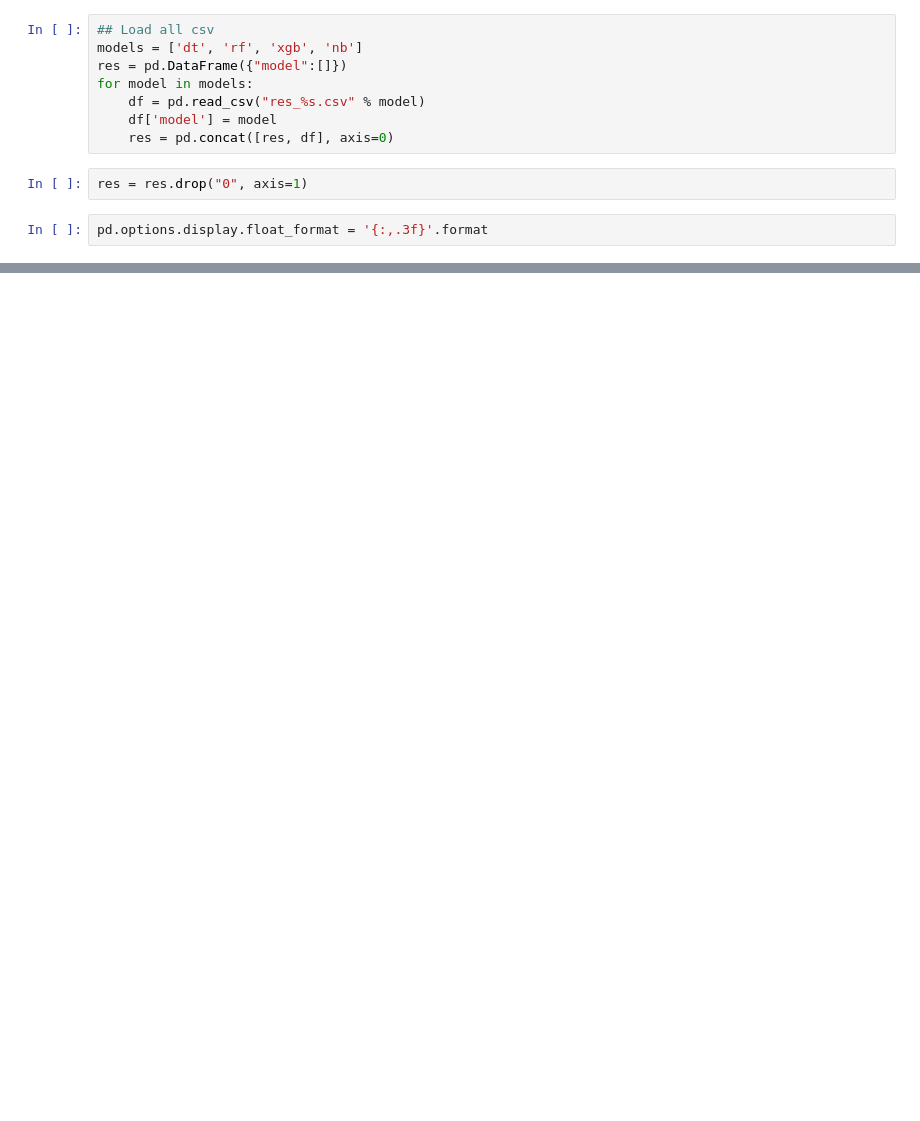
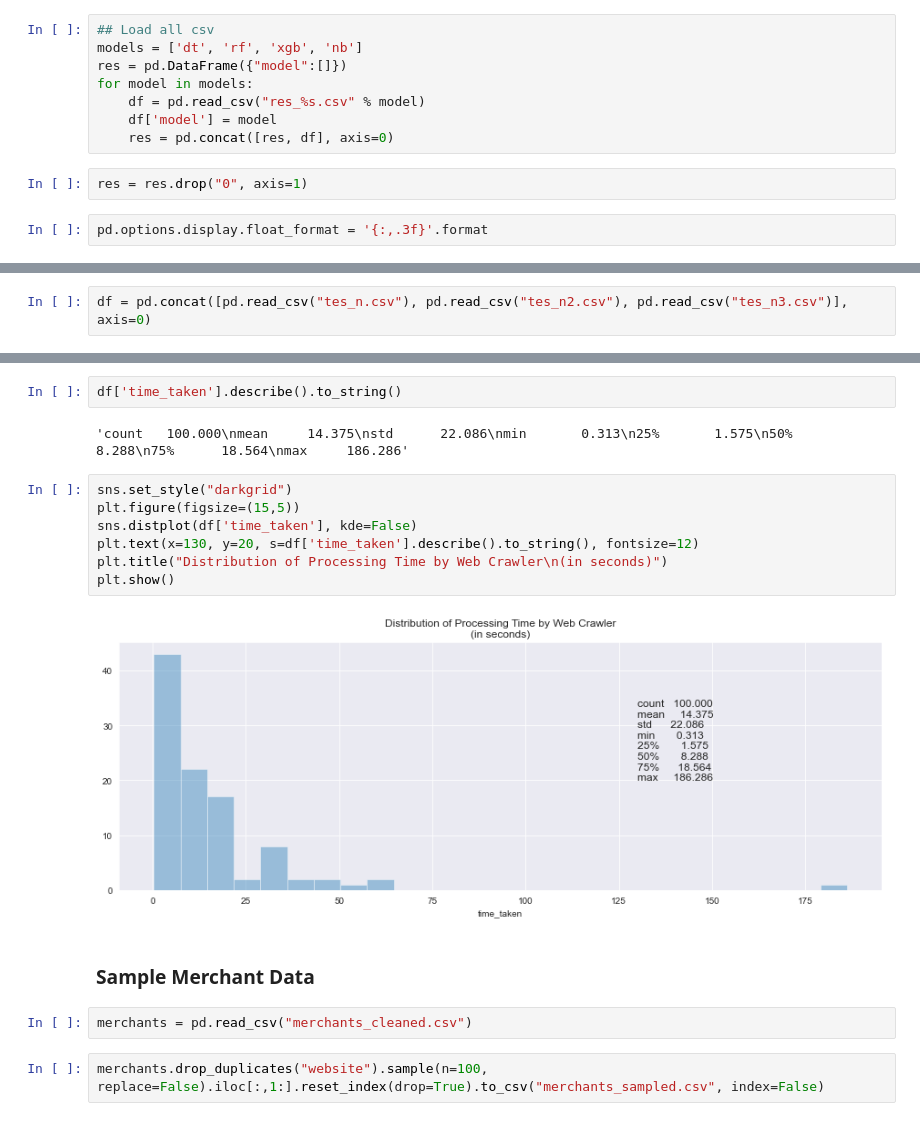
Before and after one commit to bahyhelmihp/web-crawler, a Jupyter notebook: api/datasets/Summary.ipynb, the cells around one changed output, grey strips where cells are left out. Saved outputs shown, nothing was run; the diff lists cells and outputs as text; blank space fills up the shorter version.

```diff
--- a/api/datasets/Summary.ipynb
+++ b/api/datasets/Summary.ipynb
@@ -73,0 +63,2 @@ pd.read_csv("tes_n.csv")
+# %%
+df = pd.concat([pd.read_csv("tes_n.csv"), pd.read_csv("tes_n2.csv"), pd.read_csv("tes_n3.csv")], axis=0)
@@ -73,0 +82,19 @@ pd.read_csv("tes_n.csv")
+# %%
+df['time_taken'].describe().to_string()
+# %% [output]
+'count   100.000\nmean     14.375\nstd      22.086\nmin       0.313\n25%       1.575\n50%       8.288\n75%      18.564\nmax     186.286'
+# %%
+sns.set_style("darkgrid")
+plt.figure(figsize=(15,5))
+sns.distplot(df['time_taken'], kde=False)
+plt.text(x=130, y=20, s=df['time_taken'].describe().to_string(), fontsize=12)
+plt.title("Distribution of Processing Time by Web Crawler\n(in seconds)")
+plt.show()
+# %% [output]
+[figure, added]
+# %% [markdown]
+### Sample Merchant Data
+# %%
+merchants = pd.read_csv("merchants_cleaned.csv")
+# %%
+merchants.drop_duplicates("website").sample(n=100, replace=False).iloc[:,1:].reset_index(drop=True).to_csv("merchants_sampled.csv", index=False)
```
Also changed, not shown: parts of 10 cells of this notebook, 2 other files.
